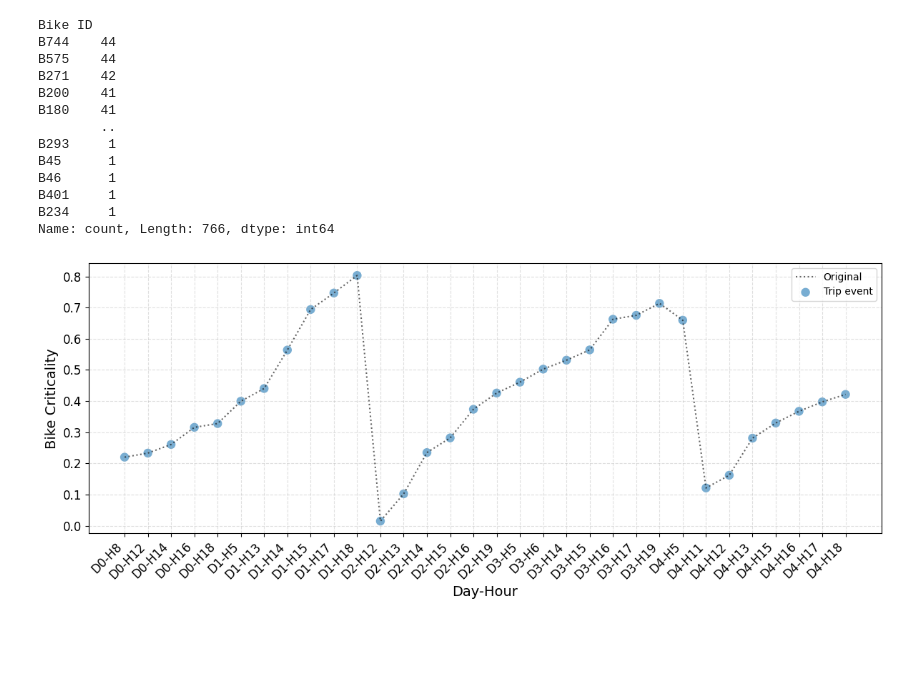
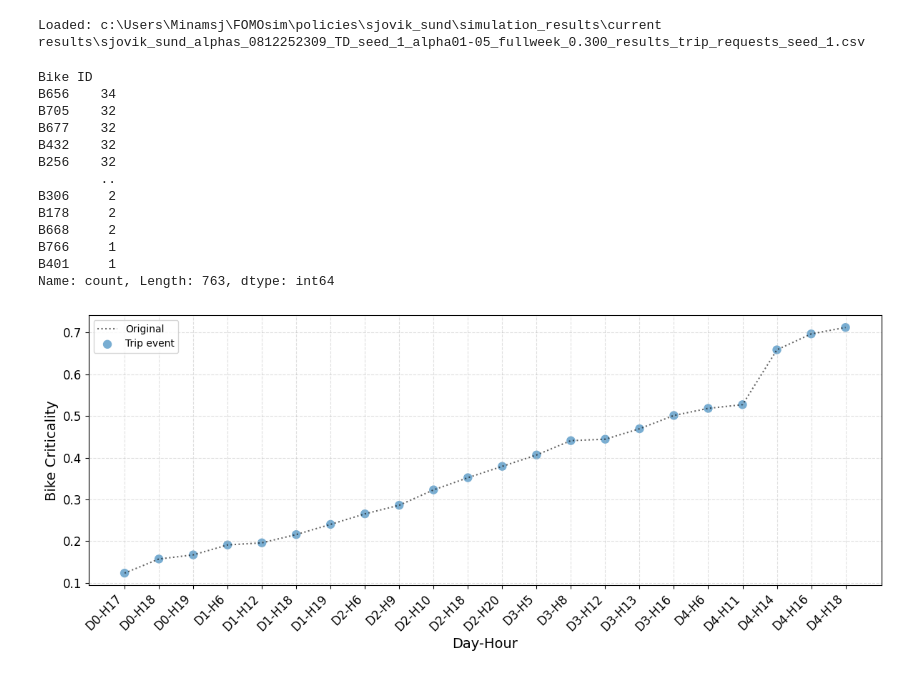
Before and after one commit to EECS-NTNU/FOMOsim, a Jupyter notebook: policies/sjovik_sund/Scripts/Maintenance_reward_analysis/bike_maintenance_plot.ipynb, the cells around one changed output. Saved outputs shown, nothing was run; the diff lists cells and outputs as text; code cells hidden in the pictures; blank space fills up the shorter version.

```diff
--- a/policies/sjovik_sund/Scripts/Maintenance_reward_analysis/bike_maintenance_plot.ipynb
+++ b/policies/sjovik_sund/Scripts/Maintenance_reward_analysis/bike_maintenance_plot.ipynb
@@ -1,37 +1,50 @@
 # %%
 import pandas as pd
-import glob
 from pathlib import Path
 
-# Use Path for cross-platform compatibility
-workspace_root = Path.cwd().parents[3]  # Go up to FOMOsim root
+# Choose alpha here
+alpha_value = 0.3
+alpha_str = f"{alpha_value:.3f}"   # will format like 0.300
+
+workspace_root = Path.cwd().parents[3]
 results_dir = workspace_root / "policies" / "sjovik_sund" / "simulation_results"
 
-bike_criticality = pd.read_csv(results_dir / "C:\\Users\\Minamsj\\FOMOsim\\policies\\sjovik_sund\\simulation_results\\sjovik_sund_alphas_0812250757_TD_seed_1_0.3alpha_1hour_0.300_results_bike_movements_seed_1.csv")
+# build filename using alpha
+trip_requests_file = (
+    results_dir
+    / "current results"
+    / f"sjovik_sund_alphas_0812252309_TD_seed_1_alpha01-05_fullweek_{alpha_str}_results_trip_requests_seed_1.csv"
+)
+
+bike_criticality = pd.read_csv(trip_requests_file)
+
+print("Loaded:", trip_requests_file)
+# %% [output]
+Loaded: c:\Users\Minamsj\FOMOsim\policies\sjovik_sund\simulation_results\current results\sjovik_sund_alphas_0812252309_TD_seed_1_alpha01-05_fullweek_0.300_results_trip_requests_seed_1.csv
 # %%
 #table of how many times each bike is used
 bike_usage = bike_criticality['Bike ID'].value_counts()
 print(bike_usage)
 # %% [output]
 Bike ID
-B744    44
-B575    44
-B271    42
-B200    41
-B180    41
+B656    34
+B705    32
+B677    32
+B432    32
+B256    32
         ..
-B293     1
-B45      1
-B46      1
+B306     2
+B178     2
+B668     2
+B766     1
 B401     1
-B234     1
-Name: count, Length: 766, dtype: int64
+Name: count, Length: 763, dtype: int64
 # %%
 # plot the criticality for bike B744 for all hours and days
 import pandas as pd
 import matplotlib.pyplot as plt
 
-bike_id = "B744"
+bike_id = "B6"
 df_bike = bike_criticality[bike_criticality["Bike ID"] == bike_id]
 
 if df_bike.empty:
@@ -63,31 +76,31 @@ plt.plot(
     x, y,
     linestyle=":",
     color='black',
     alpha=0.6,
     label="Original"
 )
 
 # ---- Soft dots on top ----
 plt.scatter(
     x, y,
     s=80,
     alpha=0.6,
     edgecolors="none",
     label="Trip event"
 )
 
 # make axe labels bigger
 plt.xticks(rotation=45, ha="right", fontsize=12)
 plt.yticks(fontsize=12)
 
 # same with legend and axis names
 plt.legend(fontsize=12)
 plt.xlabel("Day-Hour", fontsize=14)
 plt.ylabel("Bike Criticality", fontsize=14)
 #plt.title(f"Bike Criticality timeline for {bike_id}")
 plt.grid(True, linestyle="--", alpha=0.4)
 plt.legend()
 plt.tight_layout()
 plt.show()
 # %% [output]
-[figure, old version]
+[figure, new version]
```
Also changed, not shown: 2 other files.
